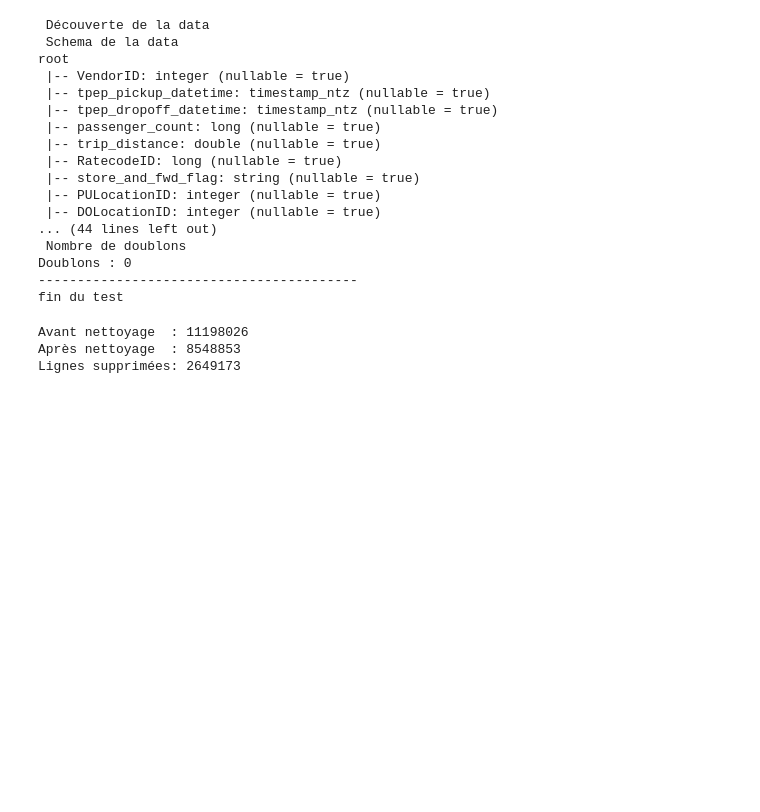
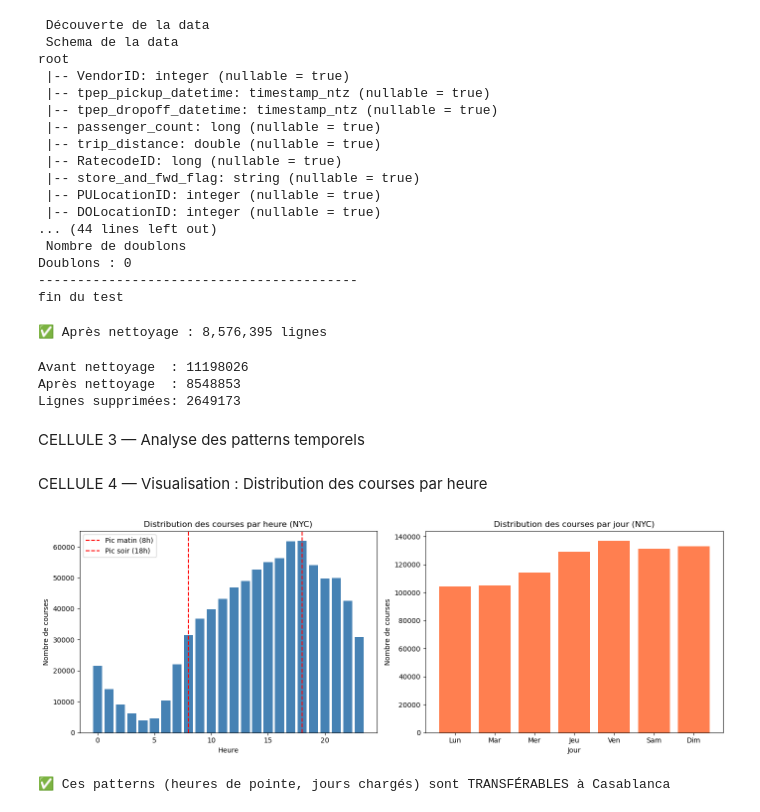
Before and after one commit to ilhameelma/taasim_big_data, a Jupyter notebook: notebooks/03_nyc_exploration.ipynb, the cells around one changed output. Drawn from its saved outputs; the diff is of its cells as text; code cells hidden in the pictures; blank space fills up the shorter version.

Commit message:
quelque modification dans test notebook

```diff
--- a/notebooks/03_nyc_exploration.ipynb
+++ b/notebooks/03_nyc_exploration.ipynb
@@ -83,6 +83,18 @@ root
 Doublons : 0
 -----------------------------------------
 fin du test
+# %%
+# Filtrer les données valides
+df_clean = df.filter(
+    (F.col("fare_amount") > 0) &
+    (F.col("trip_distance") > 0) &
+    (F.col("passenger_count") > 0) &
+    (F.col("fare_amount") < 200)  # Éliminer les outliers
+)
+
+print(f"✅ Après nettoyage : {df_clean.count():,} lignes")
+# %% [output]
+✅ Après nettoyage : 8,576,395 lignes
 # %%
 from pyspark.sql.functions import col
 
@@ -126,3 +138,49 @@ print(f"Lignes supprimées: {avant - apres}")
 Avant nettoyage  : 11198026
 Après nettoyage  : 8548853
 Lignes supprimées: 2649173
+# %% [markdown]
+CELLULE 3 — Analyse des patterns temporels
+# %%
+df_temp = df_clean.select(
+    F.hour("tpep_pickup_datetime").alias("hour"),
+    F.dayofweek("tpep_pickup_datetime").alias("day_of_week"),
+    F.col("passenger_count"),
+    F.col("trip_distance"),
+    F.col("fare_amount")
+)
+
+# Convertir en Pandas pour visualisation
+pdf_temp = df_temp.sample(fraction=0.1, seed=42).toPandas()
+# %% [markdown]
+CELLULE 4 — Visualisation : Distribution des courses par heure
+# %%
+import matplotlib.pyplot as plt
+
+fig, axes = plt.subplots(1, 2, figsize=(14, 5))
+
+# Graphique 1 : Courses par heure
+hourly_demand = pdf_temp.groupby("hour").size()
+axes[0].bar(hourly_demand.index, hourly_demand.values, color='steelblue')
+axes[0].set_title("Distribution des courses par heure (NYC)")
+axes[0].set_xlabel("Heure")
+axes[0].set_ylabel("Nombre de courses")
+axes[0].axvline(x=8, color='red', linestyle='--', label='Pic matin (8h)')
+axes[0].axvline(x=18, color='red', linestyle='--', label='Pic soir (18h)')
+axes[0].legend()
+
+# Graphique 2 : Courses par jour de semaine
+day_names = ['Lun', 'Mar', 'Mer', 'Jeu', 'Ven', 'Sam', 'Dim']
+daily_demand = pdf_temp.groupby("day_of_week").size()
+axes[1].bar(day_names, daily_demand.values, color='coral')
+axes[1].set_title("Distribution des courses par jour (NYC)")
+axes[1].set_xlabel("Jour")
+axes[1].set_ylabel("Nombre de courses")
+
+plt.tight_layout()
+plt.savefig("/home/jovyan/work/notebooks/nyc_temporal_patterns.png")
+plt.show()
+
+print("✅ Ces patterns (heures de pointe, jours chargés) sont TRANSFÉRABLES à Casablanca")
+# %% [output]
+[figure, added]
+✅ Ces patterns (heures de pointe, jours chargés) sont TRANSFÉRABLES à Casablanca
```
Also changed, not shown: parts of 10 cells of this notebook, 6 other files.
